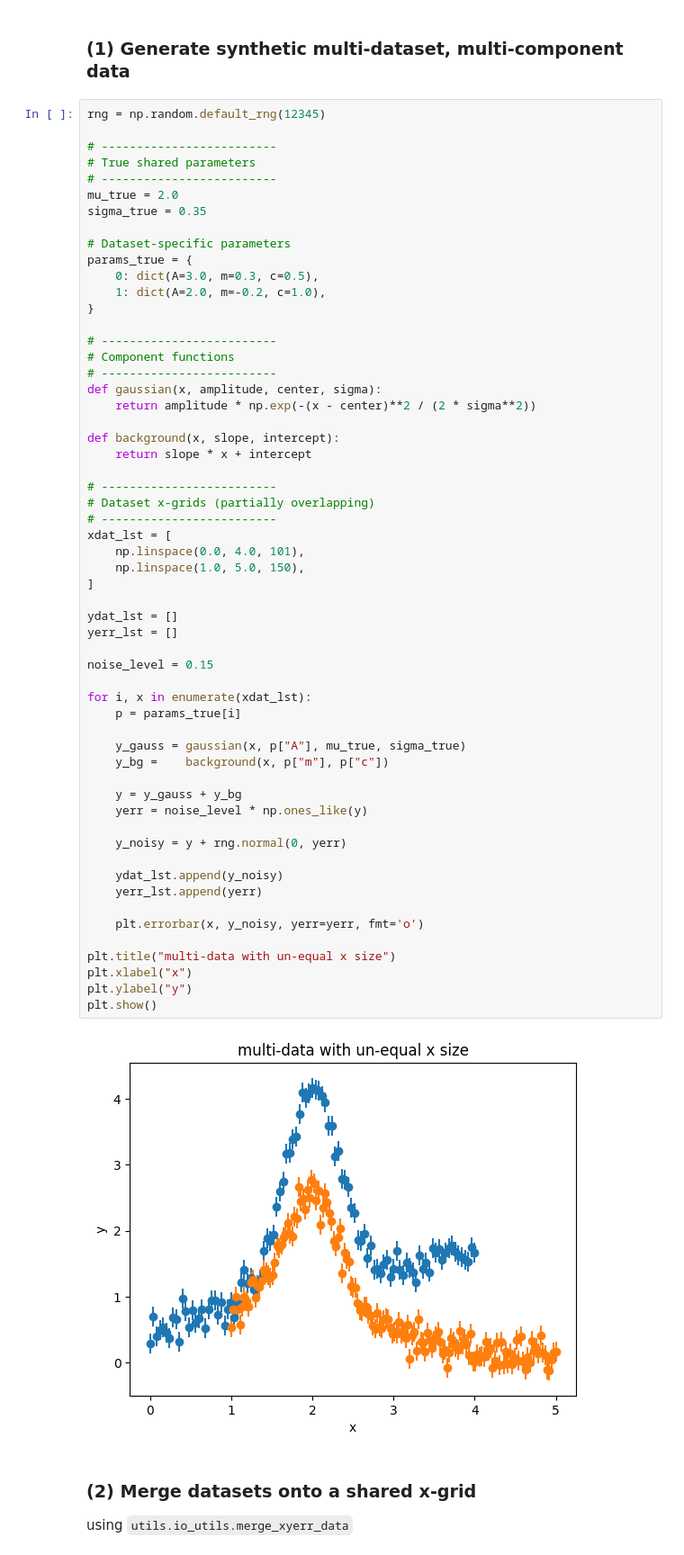
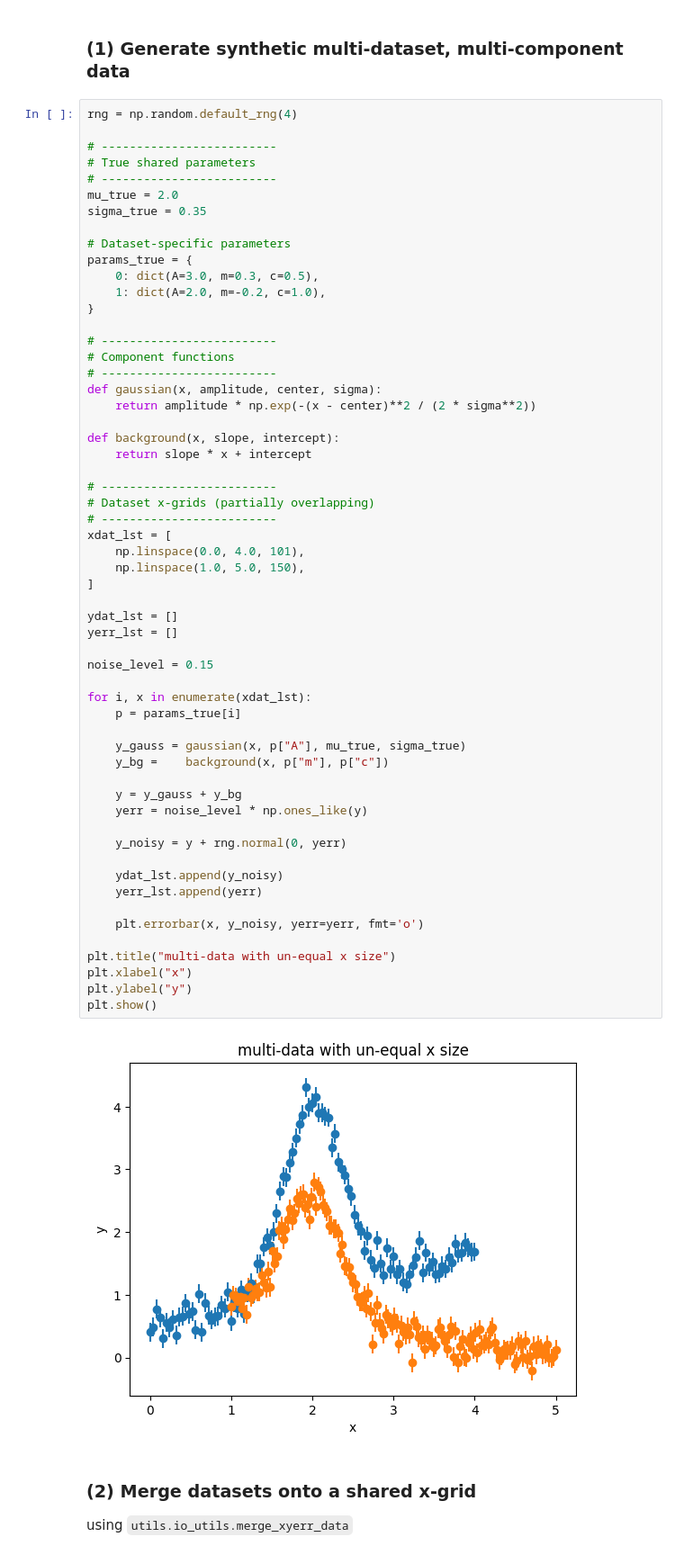
Before and after one commit to jazmaryphy/lmfit_global, a Jupyter notebook: examples/lgfit_multidataset_multicomponent2.ipynb, the cells around one changed output. Shown at 90% size. Cells and saved outputs as stored; diff of their text form.

```diff
--- a/examples/lgfit_multidataset_multicomponent2.ipynb
+++ b/examples/lgfit_multidataset_multicomponent2.ipynb
@@ -29,7 +29,7 @@ import matplotlib.pyplot as plt
 # %% [markdown]
 ### (1) Generate synthetic multi-dataset, multi-component data
 # %%
-rng = np.random.default_rng(12345)
+rng = np.random.default_rng(4)
 
 # -------------------------
 # True shared parameters
@@ -59,34 +59,34 @@ xdat_lst = [
     np.linspace(0.0, 4.0, 101),
     np.linspace(1.0, 5.0, 150),
 ]
 
 ydat_lst = []
 yerr_lst = []
 
 noise_level = 0.15
 
 for i, x in enumerate(xdat_lst):
     p = params_true[i]
 
     y_gauss = gaussian(x, p["A"], mu_true, sigma_true)
     y_bg =    background(x, p["m"], p["c"])
 
     y = y_gauss + y_bg
     yerr = noise_level * np.ones_like(y)
 
     y_noisy = y + rng.normal(0, yerr)
 
     ydat_lst.append(y_noisy)
     yerr_lst.append(yerr)
 
     plt.errorbar(x, y_noisy, yerr=yerr, fmt='o')
 
 plt.title("multi-data with un-equal x size")
 plt.xlabel("x")
 plt.ylabel("y")
 plt.show()
 # %% [output]
-[figure, old version]
+[figure, new version]
 # %% [markdown]
 ### (2) Merge datasets onto a shared x-grid
 
```
Also changed, not shown: parts of 6 cells of this notebook, 37 other files.
